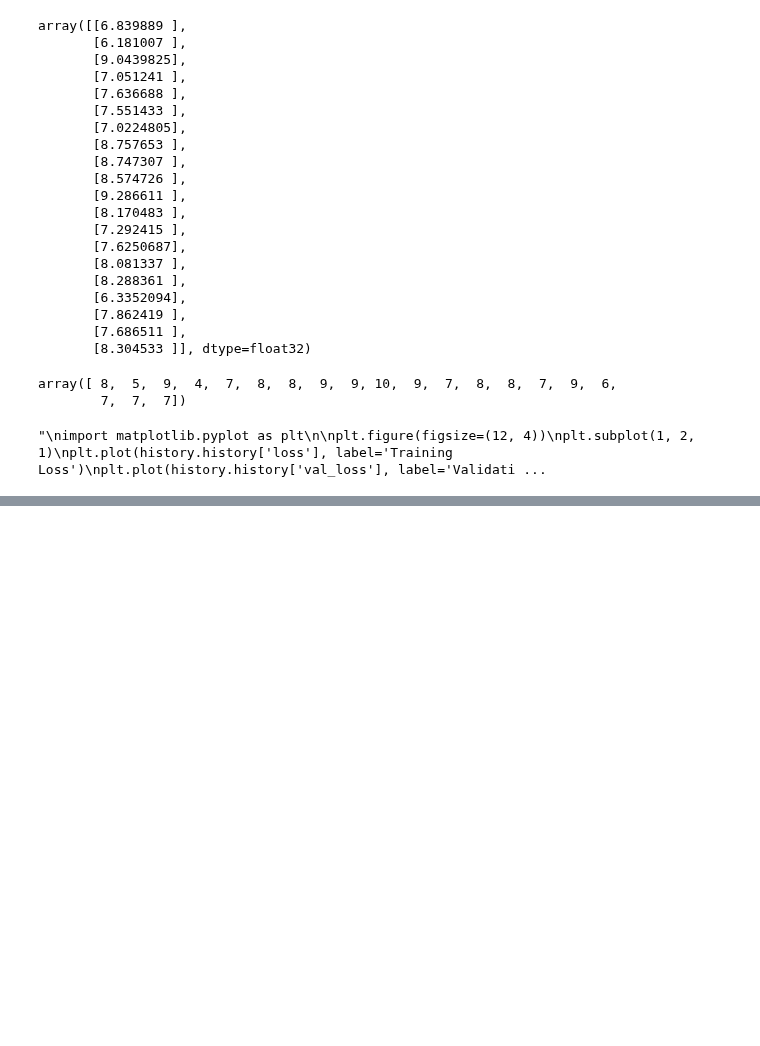
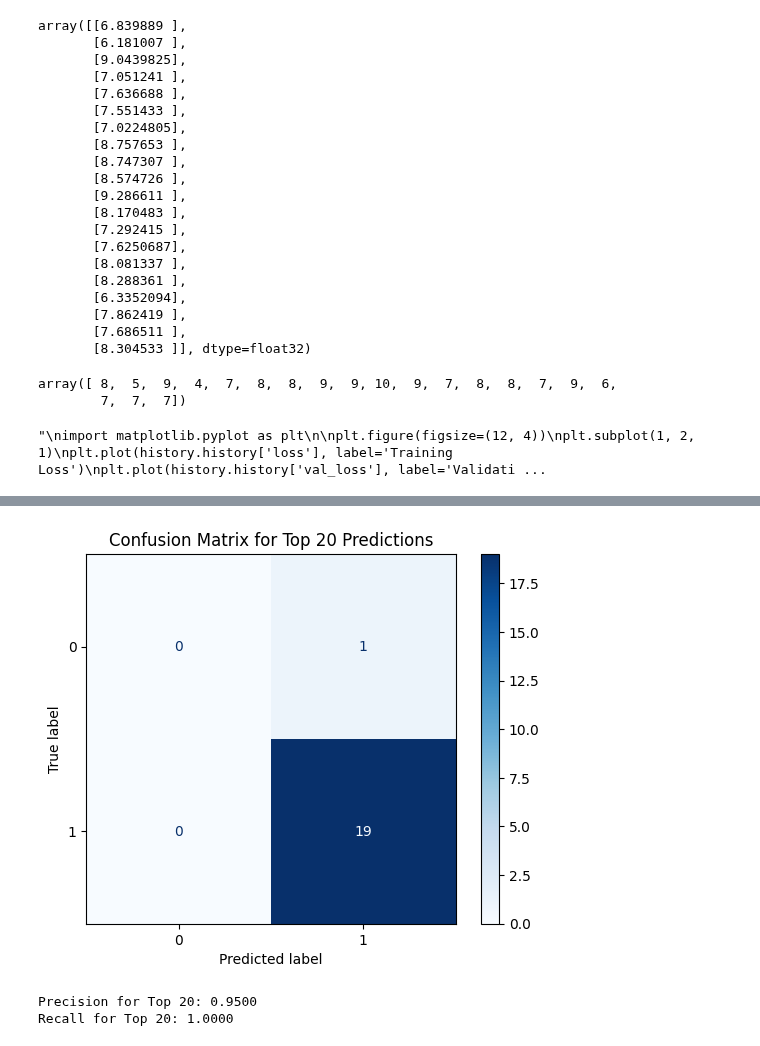
Before and after one commit to SavageCat05/Manga-Recommender, a Jupyter notebook: core/NN.ipynb, the cells around one changed output, grey strips where cells are left out. Saved outputs shown, nothing was run; the diff lists cells and outputs as text; code cells hidden in the pictures; blank space fills up the shorter version.

```diff
--- a/core/NN.ipynb
+++ b/core/NN.ipynb
@@ -990,0 +1030,35 @@ plt.show()
+# %%
+from sklearn.metrics import confusion_matrix, ConfusionMatrixDisplay, precision_score, recall_score
+
+# Define K
+K = 20
+
+# Get the indices of the top K predictions
+top_k_indices = np.argsort(predictions.flatten())[-K:]
+
+# Filter the predictions and ground truth for the top K elements
+y_pred_top_k = y_pred_binary[top_k_indices].flatten()  # Ensure 1D array
+y_test_top_k = y_test_binary[top_k_indices].flatten()  # Ensure 1D array
+
+# Define all possible labels
+all_labels = [0, 1]
+
+# Compute the confusion matrix for the top K elements
+cm_top_k = confusion_matrix(y_test_top_k, y_pred_top_k, labels=all_labels)
+
+# Plot the confusion matrix
+disp_top_k = ConfusionMatrixDisplay(confusion_matrix=cm_top_k, display_labels=all_labels)
+disp_top_k.plot(cmap="Blues")
+plt.title(f"Confusion Matrix for Top {K} Predictions")
+plt.show()
+
+# Calculate precision and recall for the top K elements
+precision_top_k = precision_score(y_test_top_k, y_pred_top_k, labels=all_labels, zero_division=0)
+recall_top_k = recall_score(y_test_top_k, y_pred_top_k, labels=all_labels, zero_division=0)
+
+print(f"Precision for Top {K}: {precision_top_k:.4f}")
+print(f"Recall for Top {K}: {recall_top_k:.4f}")
+# %% [output]
+[figure, added]
+Precision for Top 20: 0.9500
+Recall for Top 20: 1.0000
```
Also changed, not shown: parts of 8 cells of this notebook.
